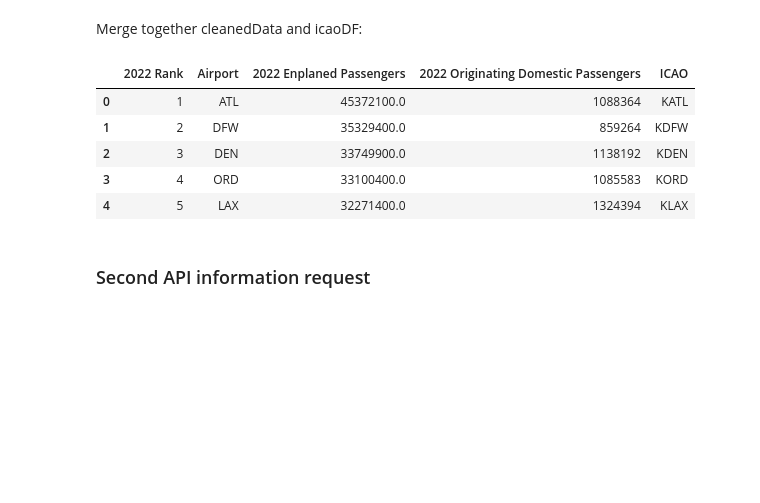
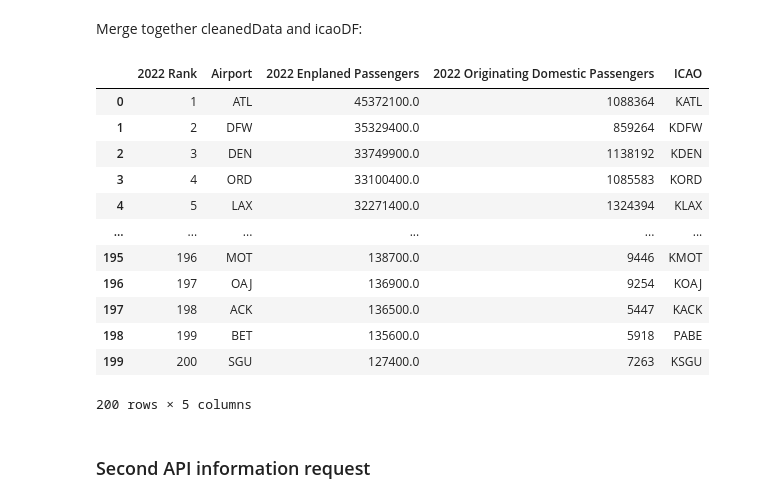
Before and after one commit to lucystorts/386Project, a Jupyter notebook: DataCleaning.ipynb, the cells around one changed output. Drawn from its saved outputs; the diff is of its cells as text; code cells hidden in the pictures; blank space fills up the shorter version.

Commit message:
finally fixed my freaking table geez

```diff
--- a/DataCleaning.ipynb
+++ b/DataCleaning.ipynb
@@ -334,8 +334,11 @@ cleanedICAO = [['IATA','ICAO']]
 for i in range(len(endpoints)):
     if endpoints[i].strip() == 'GPI': # Glacier Park International
         icao = 'KGPI'
-    if endpoints[i].strip() == 'VPS': # Greenville-Spartanburg International
-        icao = 'KGSP'
+        iata = 'VPA'
+    if endpoints[i].strip() == 'VPS': # Eglin AFB Destin Fort Walton Beach
+        icao = 'KVPS'
+        iata = 'VPS'
+        #print(i,endpoints[i]) # 1 = 96
     else:
         url = base_url + endpoints[i].strip()
         headers = {"X-RapidAPI-Key": apiKey,
@@ -361,14 +364,21 @@ Merge together cleanedData and icaoDF:
 # %%
 cleanedData = pd.merge(cleanedData, icaoDF[['IATA', 'ICAO']], left_on='Airport', right_on='IATA', how='left')
 cleanedData = cleanedData.drop('IATA', axis=1)
-cleanedData.head(5)
+cleanedData
 # %% [output]
 |  | 2022 Rank | Airport | 2022 Enplaned Passengers | 2022 Originating Domestic Passengers | ICAO |
 | 0 | 1 | ATL | 45372100.0 | 1088364 | KATL |
 | 1 | 2 | DFW | 35329400.0 | 859264 | KDFW |
 | 2 | 3 | DEN | 33749900.0 | 1138192 | KDEN |
 | 3 | 4 | ORD | 33100400.0 | 1085583 | KORD |
 | 4 | 5 | LAX | 32271400.0 | 1324394 | KLAX |
+| ... | ... | ... | ... | ... | ... |
+| 195 | 196 | MOT | 138700.0 | 9446 | KMOT |
+| 196 | 197 | OAJ | 136900.0 | 9254 | KOAJ |
+| 197 | 198 | ACK | 136500.0 | 5447 | KACK |
+| 198 | 199 | BET | 135600.0 | 5918 | PABE |
+| 199 | 200 | SGU | 127400.0 | 7263 | KSGU |
+200 rows × 5 columns
 # %% [markdown]
 ### Second API information request
 # %% [markdown]
```
Also changed, not shown: parts of 6 cells of this notebook, 1 other file.
